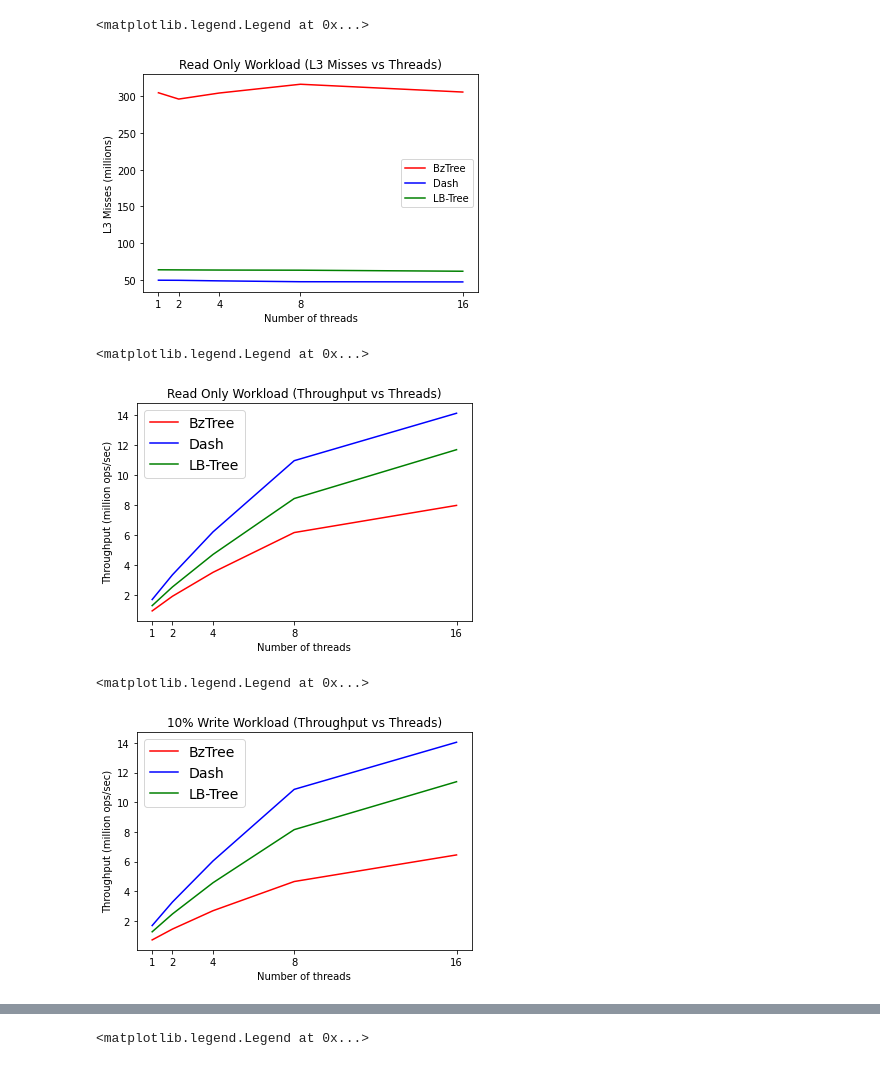
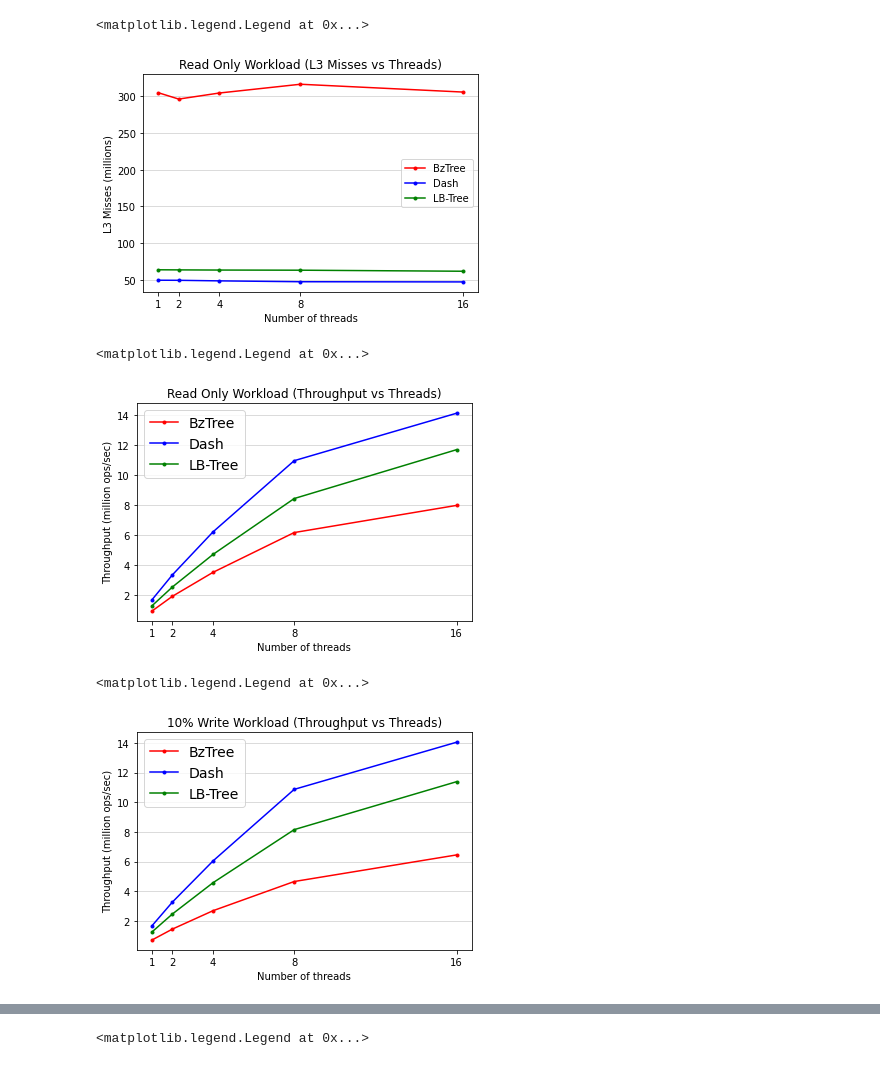
Before and after one commit to nisargshah95/Comparison-of-Indexes-for-PMem, a Jupyter notebook: CS764.ipynb, the cells around one changed output, grey strips where cells are left out. Saved outputs shown, nothing was run; the diff lists cells and outputs as text; code cells hidden in the pictures.

```diff
--- a/CS764.ipynb
+++ b/CS764.ipynb
@@ -78,51 +80,54 @@ bztree_50_p99_999 = [338350,2177667,1256473,746016,756065]
 # %%
 # READ ONLY - L3 MISSES VS THREADS (ACROSS TREES)
 
 plt.figure()
-bzReadOnlyLine, = plt.plot(threads, bztree_0_l3, color=colors[0], label = 'BzTree')
-dReadOnlyLine, = plt.plot(threads, dash_0_l3, color=colors[1], label = 'Dash')
-lReadOnlyLine, = plt.plot(threads, lbtree_0_l3, color=colors[2], label = 'LB-Tree')
+bzReadOnlyLine, = plt.plot(threads, bztree_0_l3, fmt, color=colors[0], label = 'BzTree')
+dReadOnlyLine, = plt.plot(threads, dash_0_l3, fmt, color=colors[1], label = 'Dash')
+lReadOnlyLine, = plt.plot(threads, lbtree_0_l3, fmt, color=colors[2], label = 'LB-Tree')
 
 plt.xlabel(xlabel)
 plt.xticks(threads)
 plt.ylabel('L3 Misses (millions)')
 plt.title('Read Only Workload (L3 Misses vs Threads)')
+plt.grid(True, axis='y', color='lightgray', which='both')
 plt.legend(handles=[bzReadOnlyLine, dReadOnlyLine, lReadOnlyLine])
 # %% [output]
 <matplotlib.legend.Legend at 0x...>
-[figure, old version]
+[figure, new version]
 # %%
 # READ ONLY - THROUGHPUT VS THREADS (ACROSS TREES)
 
 plt.figure()
-bzReadOnlyLine, = plt.plot(threads, bztree_0_tp, color=colors[0], label = 'BzTree')
-dReadOnlyLine, = plt.plot(threads, dash_0_tp, color=colors[1], label = 'Dash')
-lReadOnlyLine, = plt.plot(threads, lbtree_0_tp, color=colors[2], label = 'LB-Tree')
+bzReadOnlyLine, = plt.plot(threads, bztree_0_tp, fmt, color=colors[0], label = 'BzTree')
+dReadOnlyLine, = plt.plot(threads, dash_0_tp, fmt, color=colors[1], label = 'Dash')
+lReadOnlyLine, = plt.plot(threads, lbtree_0_tp, fmt, color=colors[2], label = 'LB-Tree')
 
 plt.xlabel(xlabel)
 plt.xticks(threads)
 plt.ylabel(tp_ylabel)
 plt.title('Read Only Workload (Throughput vs Threads)')
+plt.grid(True, axis='y', color='lightgray', which='both')
 plt.legend(handles=[bzReadOnlyLine, dReadOnlyLine, lReadOnlyLine], prop=legend_prop)
 # %% [output]
 <matplotlib.legend.Legend at 0x...>
-[figure, old version]
+[figure, new version]
 # %%
 # 10% WRITE - THROUGHPUT VS THREADS (ACROSS TREES)
 
 plt.figure()
-bz10WriteLine, = plt.plot(threads, bztree_10_tp, color=colors[0], label = 'BzTree')
-d10WriteLine, = plt.plot(threads, dash_10_tp, color=colors[1], label = 'Dash')
-l10WriteLine, = plt.plot(threads, lbtree_10_tp, color=colors[2], label = 'LB-Tree')
+bz10WriteLine, = plt.plot(threads, bztree_10_tp, fmt, color=colors[0], label = 'BzTree')
+d10WriteLine, = plt.plot(threads, dash_10_tp, fmt, color=colors[1], label = 'Dash')
+l10WriteLine, = plt.plot(threads, lbtree_10_tp, fmt, color=colors[2], label = 'LB-Tree')
 
 plt.xlabel(xlabel)
 plt.xticks(threads)
 plt.ylabel(tp_ylabel)
 plt.title('10% Write Workload (Throughput vs Threads)')
+plt.grid(True, axis='y', color='lightgray', which='both')
 plt.legend(handles=[bz10WriteLine, d10WriteLine, l10WriteLine], prop=legend_prop)
 # %% [output]
 <matplotlib.legend.Legend at 0x...>
-[figure, old version]
+[figure, new version]
 # %%
 # 50% WRITE - THROUGHPUT VS THREADS (ACROSS TREES)
 
```
Also changed, not shown: parts of 8 cells of this notebook.
